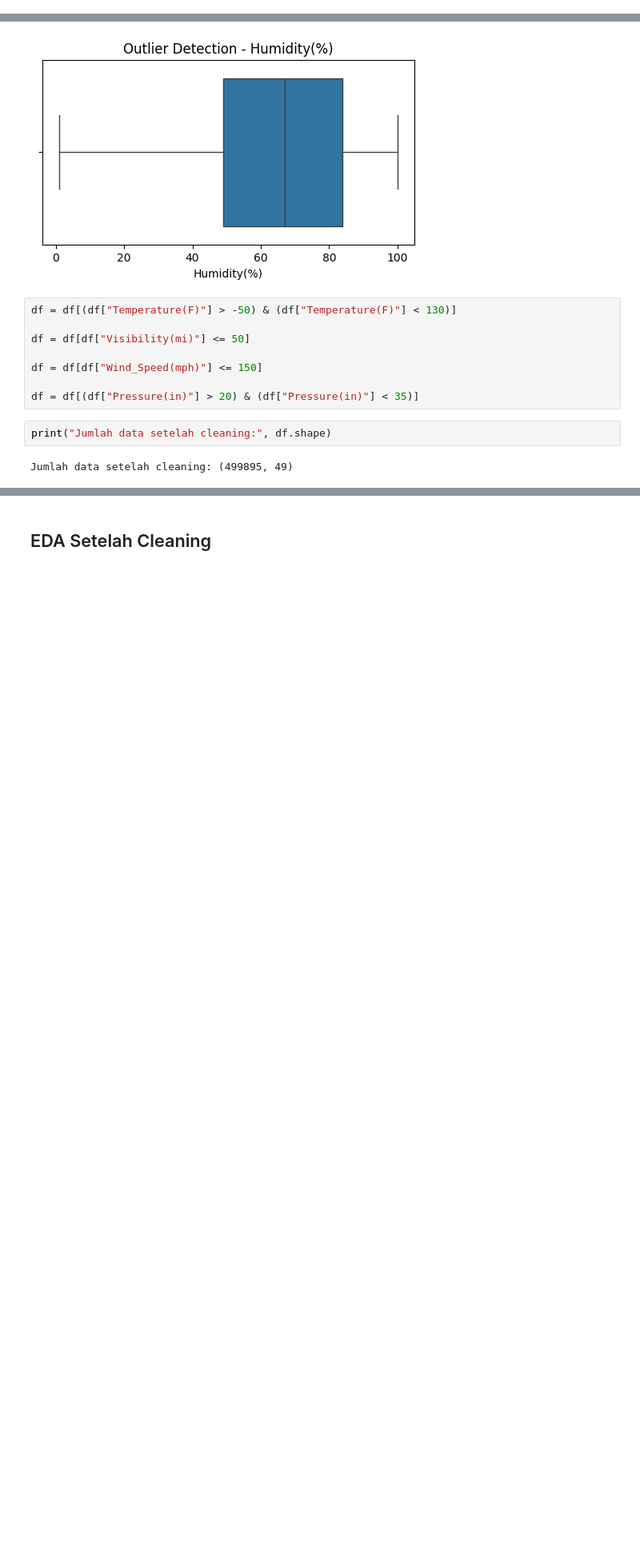
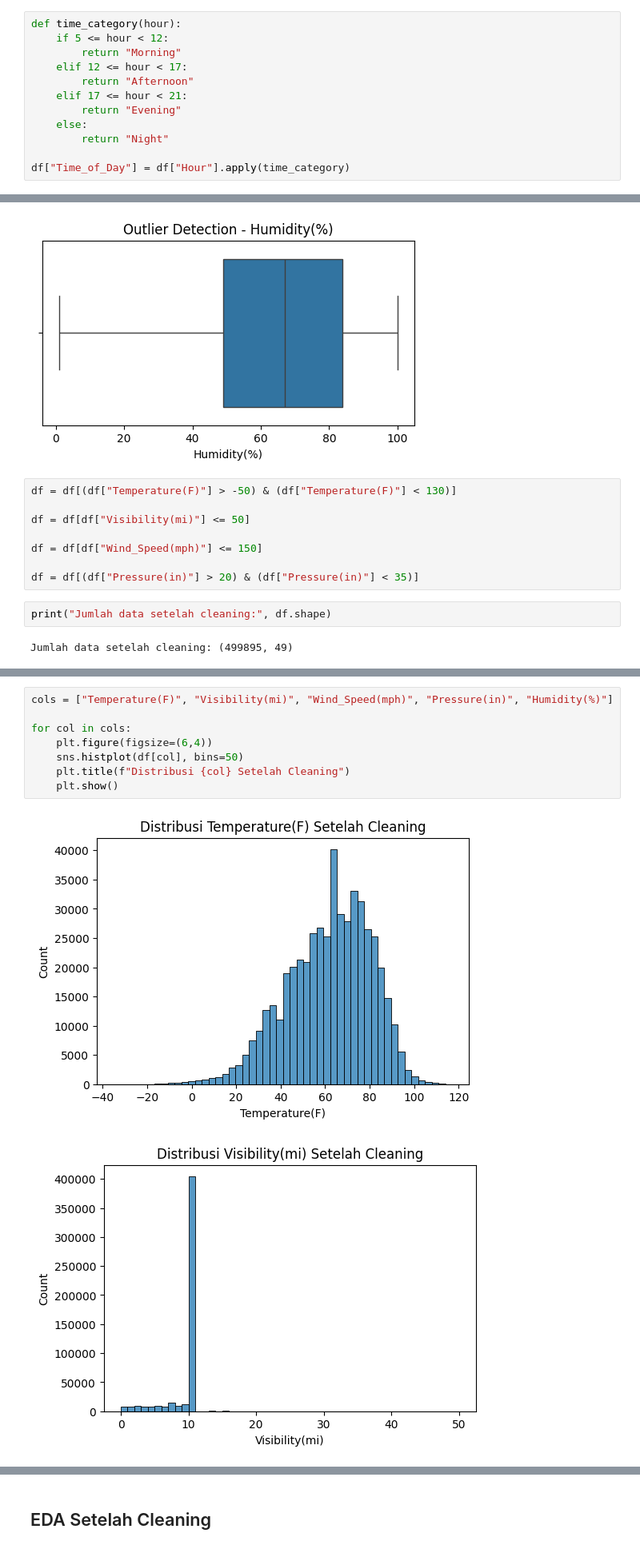
Before and after one commit to AhsanDz/4-Ahsan, a Jupyter notebook: EDA_Ahsan.ipynb, the cells around one changed output, grey strips where cells are left out. Shown at 80% size. Cells and saved outputs as stored; diff of their text form; blank space fills up the shorter version.

```diff
--- a/EDA_Ahsan.ipynb
+++ b/EDA_Ahsan.ipynb
@@ -283,6 +283,18 @@ df.head()
 | 2 | Source1 | 2 | 2022-08-20 13:13:00 | 2022-08-20 15:22:45 | 34.661189 | -120.492822 | 0.022 | Lompoc | Santa Barbara | ... |
 | 3 | Source1 | 2 | 2022-02-21 17:43:04 | 2022-02-21 19:43:23 | 43.680592 | -92.993317 | 1.054 | Austin | Mower | ... |
 | 4 | Source1 | 2 | 2020-12-04 01:46:00 | 2020-12-04 04:13:09 | 35.395484 | -118.985176 | 0.046 | Bakersfield | Kern | ... |
+# %%
+def time_category(hour):
+    if 5 <= hour < 12:
+        return "Morning"
+    elif 12 <= hour < 17:
+        return "Afternoon"
+    elif 17 <= hour < 21:
+        return "Evening"
+    else:
+        return "Night"
+
+df["Time_of_Day"] = df["Hour"].apply(time_category)
 # %% [markdown]
 #### Variabel Jalan
 # %% [markdown]
@@ -458,0 +500,11 @@ Jumlah data setelah cleaning: (499895, 49)
+# %%
+cols = ["Temperature(F)", "Visibility(mi)", "Wind_Speed(mph)", "Pressure(in)", "Humidity(%)"]
+
+for col in cols:
+    plt.figure(figsize=(6,4))
+    sns.histplot(df[col], bins=50)
+    plt.title(f"Distribusi {col} Setelah Cleaning")
+    plt.show()
+# %% [output]
+[figure, added]
+[figure, added]
```
Also changed, not shown: parts of 6 cells of this notebook.
